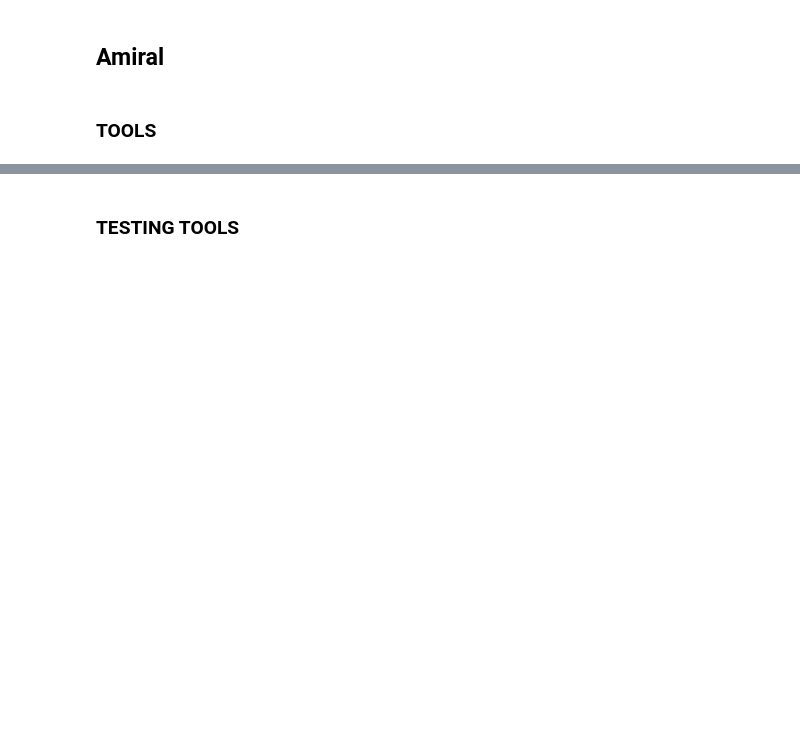
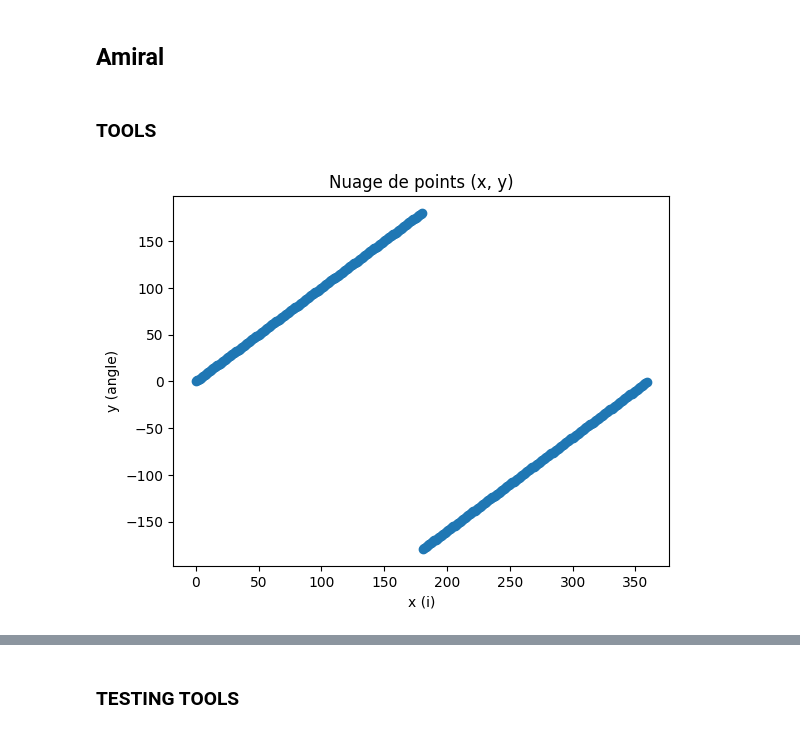
Before and after one commit to PaulToudret/RL_project_sailing, a Jupyter notebook: Amiral.ipynb, the cells around one changed output, grey strips where cells are left out. Drawn from its saved outputs; the diff is of its cells as text; code cells hidden in the pictures; blank space fills up the shorter version.

```diff
--- a/Amiral.ipynb
+++ b/Amiral.ipynb
@@ -120,0 +141,20 @@ def discretize_angle(angle, bin=15):
+# %%
+x_values = []
+y_values = []
+
+for i in range(360):
+    rad = i * np.pi / 180
+    xi = np.cos(rad)
+    yi = np.sin(rad)
+
+    angle = get_diff_angle(vect1=(1, 0), vect2=(xi, yi))
+    x_values.append(i)
+    y_values.append(angle)
+
+plt.scatter(x_values, y_values)
+plt.xlabel('x (i)')
+plt.ylabel('y (angle)')
+plt.title('Nuage de points (x, y)')
+plt.show()
+# %% [output]
+[figure, added]
```
Also changed, not shown: parts of 18 cells of this notebook, 6 other files.
